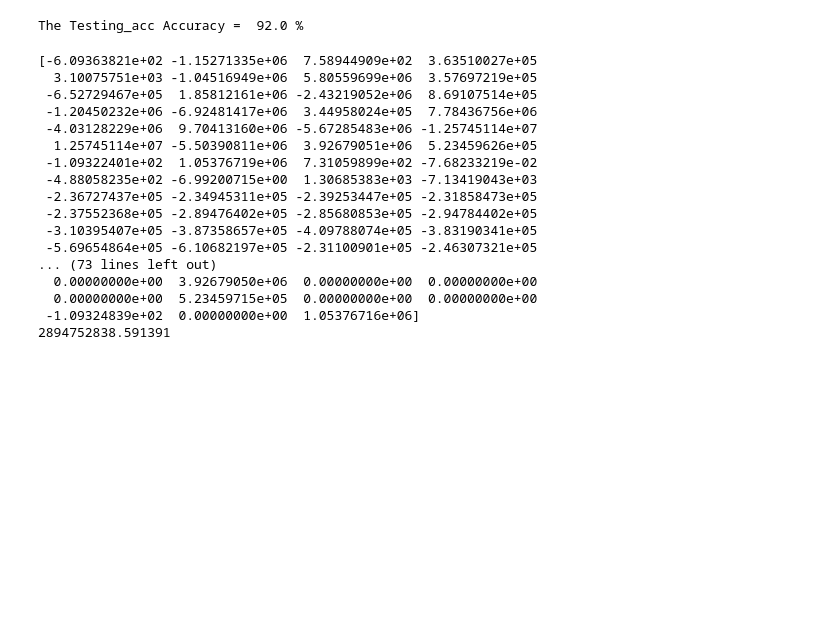
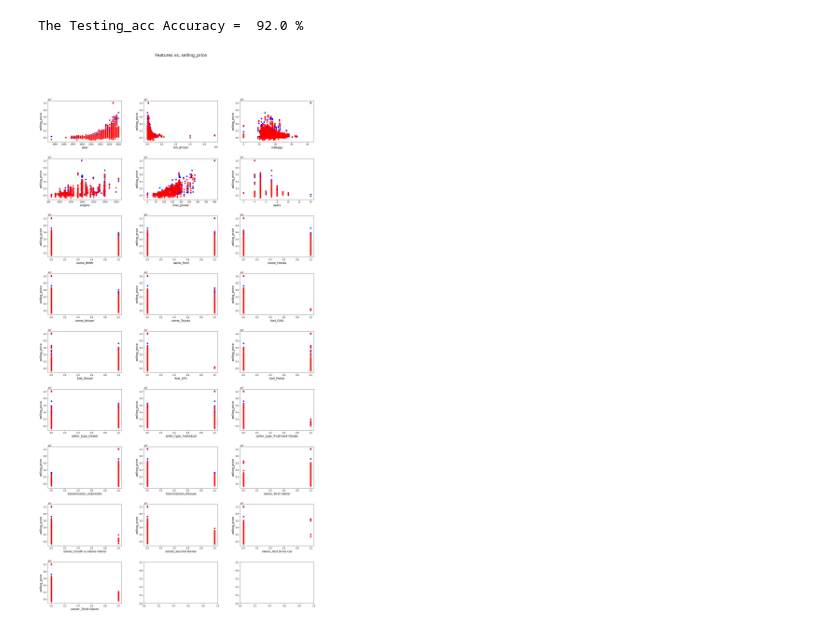
Before and after one commit to moKhaled73/machine_learing, a Jupyter notebook: section/project1/car_predicition.ipynb, the cells around one changed output. Drawn from its saved outputs; the diff is of its cells as text; code cells hidden in the pictures; blank space fills up the shorter version.

```diff
--- a/section/project1/car_predicition.ipynb
+++ b/section/project1/car_predicition.ipynb
@@ -162,18 +162,18 @@ print(linaear_regressor.intercept_)
  -4.13242388e+05]
 -62142852.628795505
 # %%
+df_col = X.shape[1]
 col_num = 3
-row_num = int(np.ceil(X_train.shape[1] / col_num))
-
+row_num = int(np.ceil(df_col / col_num))
 
 fig, ax = plt.subplots(row_num, col_num, figsize=(20, 40))
 
 k = 0
-I = list(range(0, 9))
-J = list(range(0, 3))
+I = list(range(0, row_num))
+J = list(range(0, col_num))
 for i in I:
     for j in J:
-        if(k < 25):
+        if(k < df_col):
             ax[i, j].scatter(X.iloc[:, k], Y, c='b')
             ax[i, j].scatter(X.iloc[:, k], linaear_regressor.predict(X), c='r')
             ax[i, j].set_ylabel('selling_price', fontsize=14)
@@ -214,23 +214,32 @@ print("The Testing_acc Accuracy = ", testing_acc, "%")
 # %% [output]
 The Testing_acc Accuracy =  92.0 %
 # %%
-print(poly_regressor.coef_)
-print(poly_regressor.intercept_)
+# print(poly_regressor.coef_)
+# print(poly_regressor.intercept_)
-# %% [output]
-[-6.09363821e+02 -1.15271335e+06  7.58944909e+02  3.63510027e+05
-  3.10075751e+03 -1.04516949e+06  5.80559699e+06  3.57697219e+05
- -6.52729467e+05  1.85812161e+06 -2.43219052e+06  8.69107514e+05
- -1.20450232e+06 -6.92481417e+06  3.44958024e+05  7.78436756e+06
- -4.03128229e+06  9.70413160e+06 -5.67285483e+06 -1.25745114e+07
-  1.25745114e+07 -5.50390811e+06  3.92679051e+06  5.23459626e+05
- -1.09322401e+02  1.05376719e+06  7.31059899e+02 -7.68233219e-02
- -4.88058235e+02 -6.99200715e+00  1.30685383e+03 -7.13419043e+03
- -2.36727437e+05 -2.34945311e+05 -2.39253447e+05 -2.31858473e+05
- -2.37552368e+05 -2.89476402e+05 -2.85680853e+05 -2.94784402e+05
- -3.10395407e+05 -3.87358657e+05 -4.09788074e+05 -3.83190341e+05
- -5.69654864e+05 -6.10682197e+05 -2.31100901e+05 -2.46307321e+05
-... (73 lines left out)
-  0.00000000e+00  3.92679050e+06  0.00000000e+00  0.00000000e+00
-  0.00000000e+00  5.23459715e+05  0.00000000e+00  0.00000000e+00
- -1.09324839e+02  0.00000000e+00  1.05376716e+06]
-2894752838.591391
+# %%
+X_poly = poly.fit_transform(X)
+
+df_col = X.shape[1]
+col_num = 3
+row_num = int(np.ceil(df_col / col_num))
+
+
+
+fig, ax = plt.subplots(row_num, col_num, figsize=(20, 40))
+
+k = 0
+I = list(range(0, row_num))
+J = list(range(0, col_num))
+for i in I:
+    for j in J:
+        if(k < df_col):
+            ax[i, j].scatter(X.iloc[:, k], Y, c='b')
+            ax[i, j].scatter(X.iloc[:, k], poly_regressor.predict(X_poly), c='r')
+            ax[i, j].set_ylabel('selling_price', fontsize=14)
+            ax[i, j].set_xlabel(X.columns[k], fontsize=14)
+            k += 1
+fig.suptitle('Features vs, selling_price', fontsize=20)
+plt.subplots_adjust(left=0.05, right=0.95, bottom=0.05, top=0.9, wspace=0.3, hspace=0.4)
+plt.show()
+# %% [output]
+[figure, added]
```
Also changed, not shown: parts of 1 cell of this notebook.
